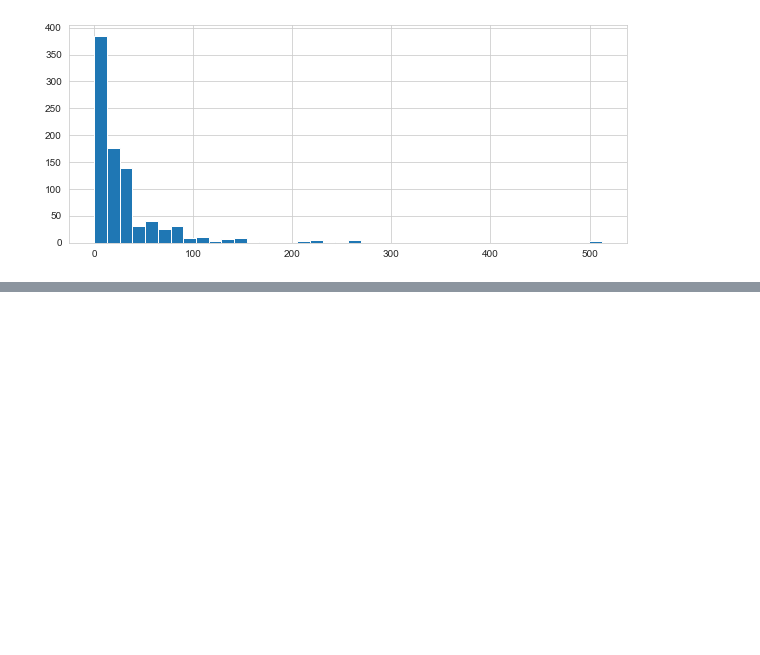
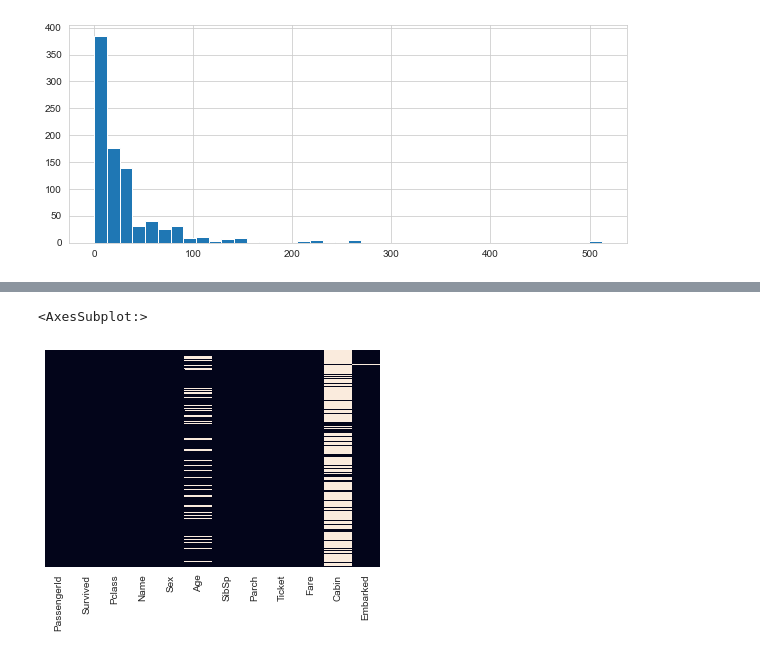
Before and after one commit to Sojiknight/ML-, a Jupyter notebook: Logistic Regression_Titanic dataset.ipynb, the cells around one changed output, grey strips where cells are left out. Cells and saved outputs as stored; diff of their text form; code cells hidden in the pictures; blank space fills up the shorter version.

```diff
--- a/Logistic Regression_Titanic dataset.ipynb
+++ b/Logistic Regression_Titanic dataset.ipynb
@@ -110,0 +118,5 @@ train[['Age','Pclass']].iplot(kind='hist')
+# %%
+sns.heatmap(train.isnull(),yticklabels=False,cbar=False)
+# %% [output]
+<AxesSubplot:>
+[figure, added]
```
Also changed, not shown: parts of 35 cells of this notebook, 1 other file.
